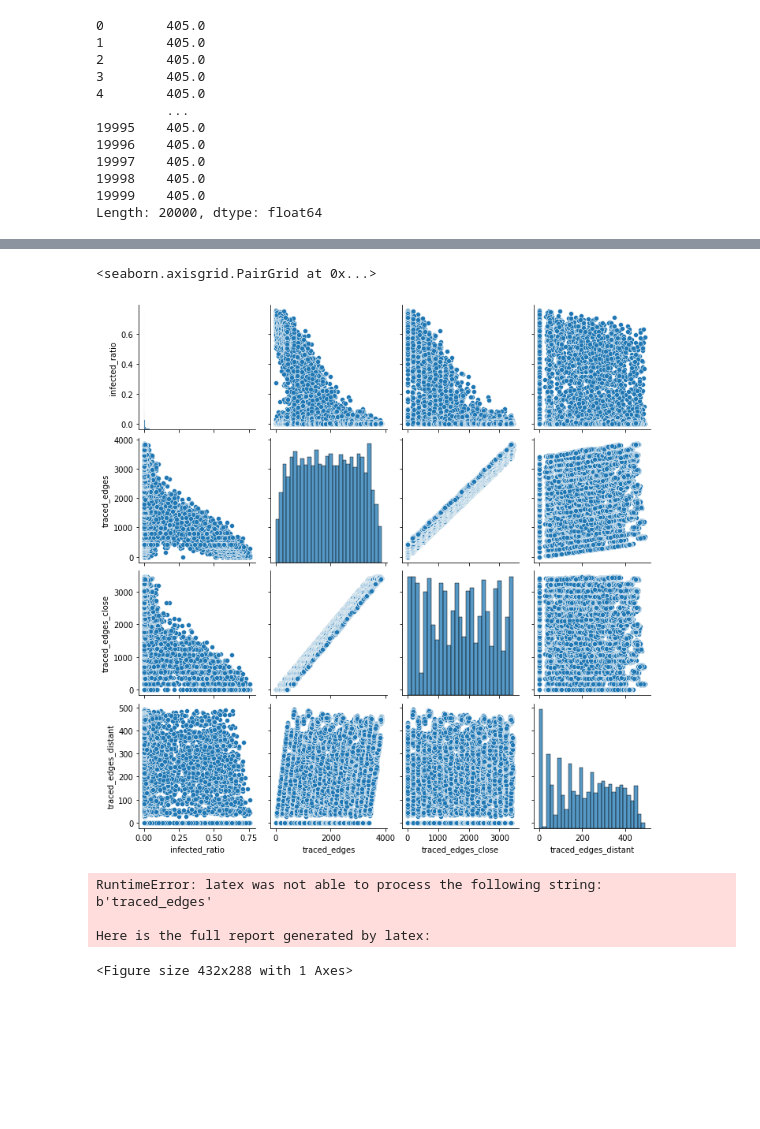
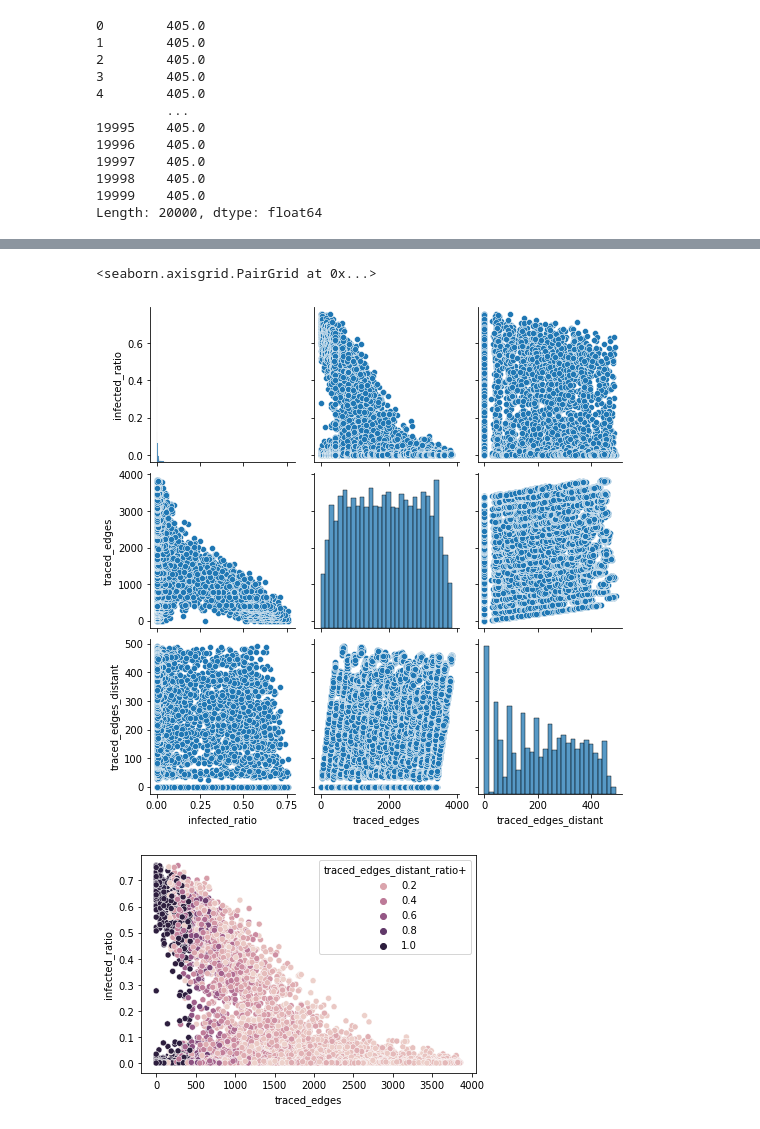
Before and after one commit to sbenthall/privacy-abm, a Jupyter notebook: contact-tracing/code/Python/2D Lattice with Rewiring.ipynb, the cells around one changed output, grey strips where cells are left out. Saved outputs shown, nothing was run; the diff lists cells and outputs as text; code cells hidden in the pictures; blank space fills up the shorter version.

Commit message:
more work on visualizing the results from the 2D rewiring case

```diff
--- a/contact-tracing/code/Python/2D Lattice with Rewiring.ipynb
+++ b/contact-tracing/code/Python/2D Lattice with Rewiring.ipynb
@@ -335,7 +375,10 @@ data = pd.read_csv('QR_square_study.csv')
 
 data['traced_edges_close'] = data['traced_edges'] - data['traced_edges_distant']
 data['traced_edges_ratio'] = data['traced_edges'] / (data['N'] * data['M'] * 2)
-data['traced_edges_distant_ratio'] = data['traced_edges_distant'] / data['traced_edges']
+data['traced_edges_close_ratio'] = (data['traced_edges_close'] + 1) / (data['traced_edges'] + 1)
+
+data['traced_edges+'] = data['traced_edges'] + 1
+data['traced_edges_distant_ratio+'] = (data['traced_edges_distant'] + 1) / (data['traced_edges'] + 1)
 
 data['D'] = (data['p'] * data['q']) / ((1 - data['p']) * data['r'] + data['p'] * data['q'])
 data['T'] = ((1 - data['p']) * data['r'] + data['p'] * data['q'])
@@ -388,25 +432,21 @@ Index(['Unnamed: 0', 'time', 'A', 'W', 'C', 'beta_hat', 'alpha', 'gamma',
 # %%
 sns.pairplot(
     data[[
         'infected_ratio',
         'traced_edges',
-        'traced_edges_close',
+        #'traced_edges_close',
         'traced_edges_distant'
     ]
     ])
 # %% [output]
 <seaborn.axisgrid.PairGrid at 0x...>
-[figure, old version]
+[figure, new version]
 # %%
 g = sns.scatterplot(
-    data = data,
+    data = data.sample(frac=1),
     y = 'infected_ratio',
     x = 'traced_edges',
-    hue = 'traced_edges_distant'
+    hue = 'traced_edges_distant_ratio+'
 )
 # %% [output]
-RuntimeError: latex was not able to process the following string:
-b'traced_edges'
-
-Here is the full report generated by latex:
-<Figure size 432x288 with 1 Axes>
+[figure, added]
```
Also changed, not shown: parts of 29 cells of this notebook.
